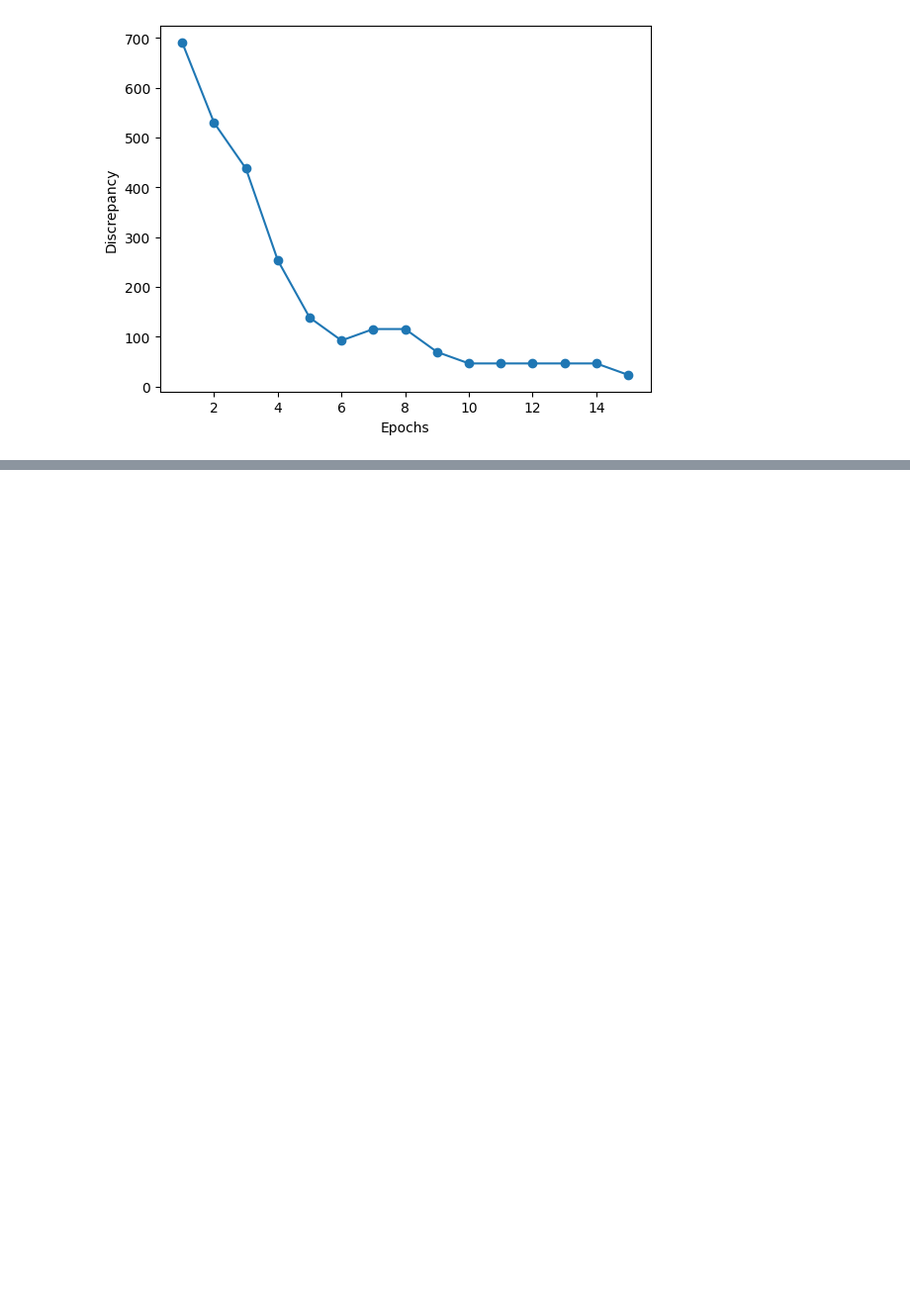
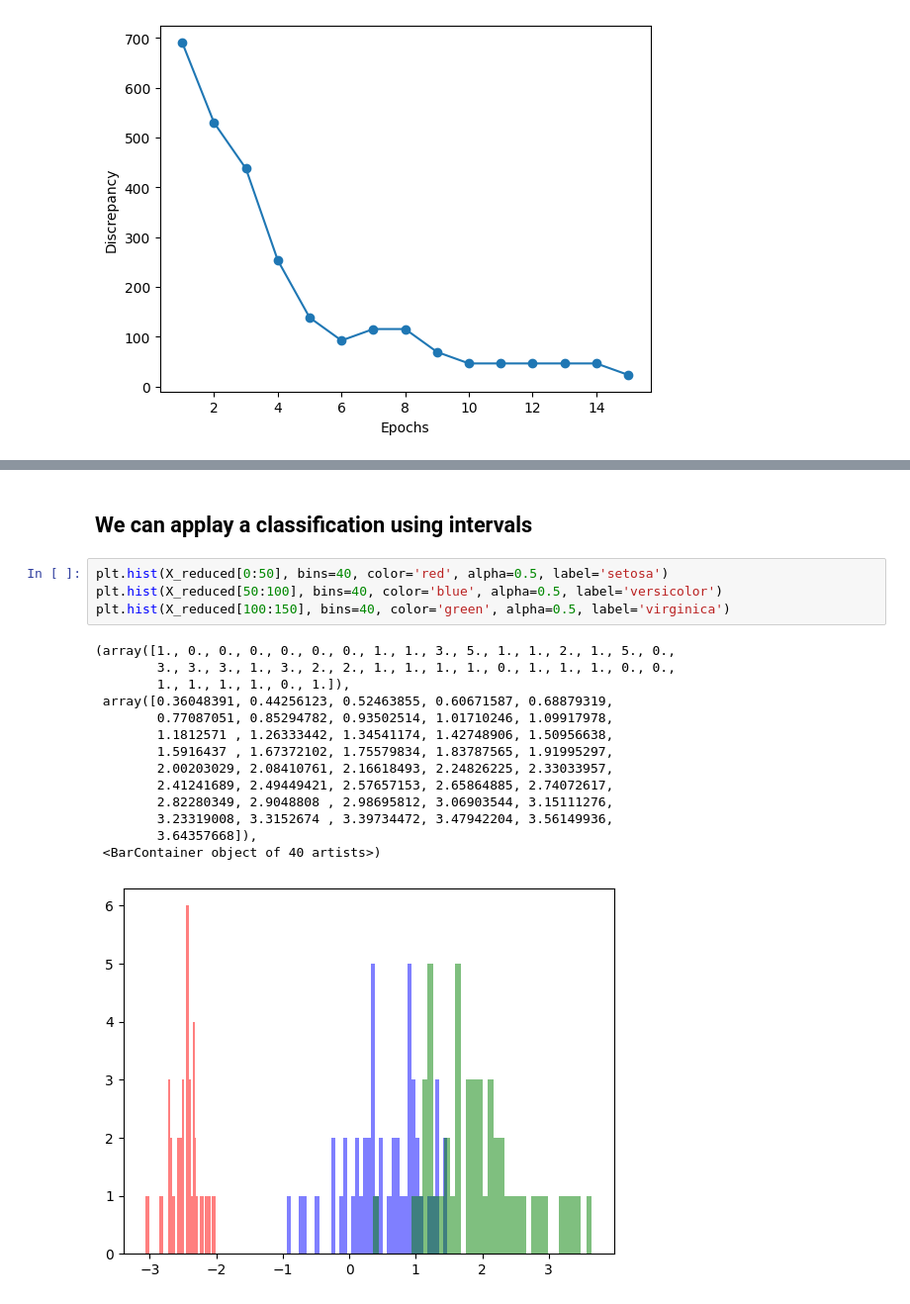
Before and after one commit to DeAngelisDavide/NeuralNetwork-From-Scratch, a Jupyter notebook: Network.ipynb, the cells around one changed output, grey strips where cells are left out. Shown at 99% size. Saved outputs shown, nothing was run; the diff lists cells and outputs as text; blank space fills up the shorter version.

```diff
--- a/Network.ipynb
+++ b/Network.ipynb
@@ -252,0 +402,21 @@ plt.show()
+# %% [markdown]
+## We can applay a classification using intervals
+# %%
+plt.hist(X_reduced[0:50], bins=40, color='red', alpha=0.5, label='setosa')
+plt.hist(X_reduced[50:100], bins=40, color='blue', alpha=0.5, label='versicolor')
+plt.hist(X_reduced[100:150], bins=40, color='green', alpha=0.5, label='virginica')
+# %% [output]
+(array([1., 0., 0., 0., 0., 0., 0., 1., 1., 3., 5., 1., 1., 2., 1., 5., 0.,
+        3., 3., 3., 1., 3., 2., 2., 1., 1., 1., 1., 0., 1., 1., 1., 0., 0.,
+        1., 1., 1., 1., 0., 1.]),
+ array([0.36048391, 0.44256123, 0.52463855, 0.60671587, 0.68879319,
+        0.77087051, 0.85294782, 0.93502514, 1.01710246, 1.09917978,
+        1.1812571 , 1.26333442, 1.34541174, 1.42748906, 1.50956638,
+        1.5916437 , 1.67372102, 1.75579834, 1.83787565, 1.91995297,
+        2.00203029, 2.08410761, 2.16618493, 2.24826225, 2.33033957,
+        2.41241689, 2.49449421, 2.57657153, 2.65864885, 2.74072617,
+        2.82280349, 2.9048808 , 2.98695812, 3.06903544, 3.15111276,
+        3.23319008, 3.3152674 , 3.39734472, 3.47942204, 3.56149936,
+        3.64357668]),
+ <BarContainer object of 40 artists>)
+[figure, added]
```
Also changed, not shown: parts of 24 cells of this notebook.
